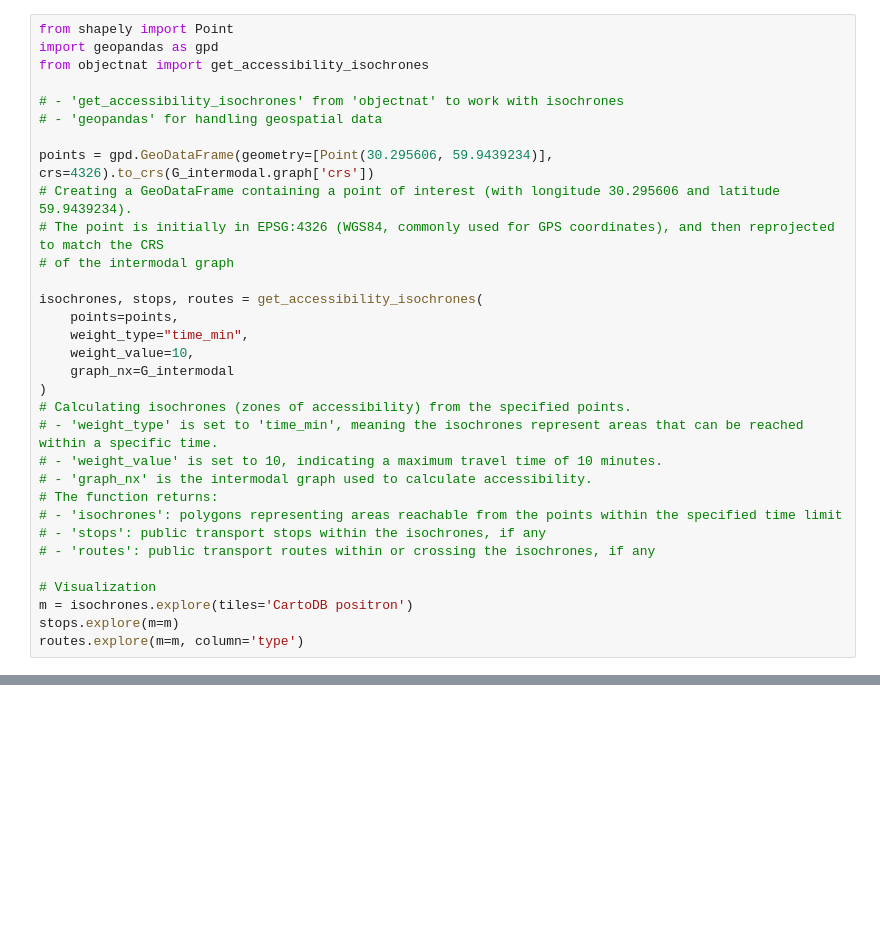
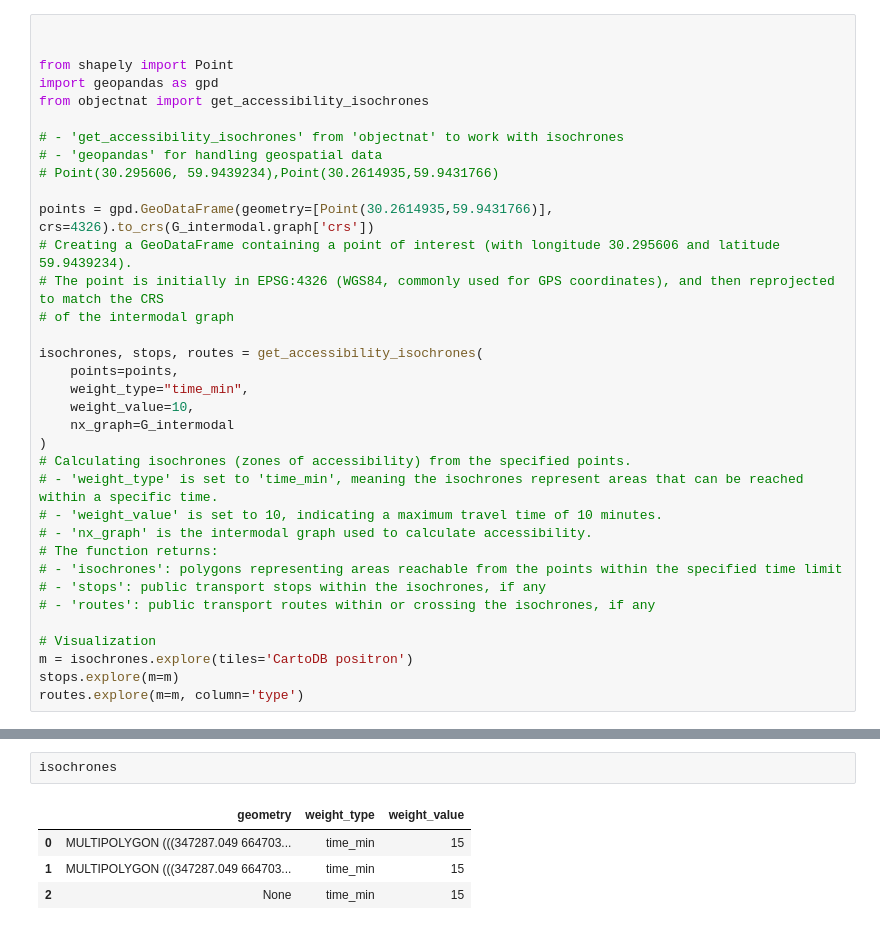
Before and after one commit to DDonnyy/ObjectNat, a Jupyter notebook: examples/isochrone_generator.ipynb, the cells around one changed output, grey strips where cells are left out. Cells and saved outputs as stored; diff of their text form; blank space fills up the shorter version.

```diff
--- a/examples/isochrone_generator.ipynb
+++ b/examples/isochrone_generator.ipynb
@@ -11,12 +18,15 @@ G_intermodal = get_intermodal_graph(osm_id=1114252)
 # %%
+
+
 from shapely import Point
 import geopandas as gpd
 from objectnat import get_accessibility_isochrones
 
 # - 'get_accessibility_isochrones' from 'objectnat' to work with isochrones
 # - 'geopandas' for handling geospatial data
+# Point(30.295606, 59.9439234),Point(30.2614935,59.9431766)
 
-points = gpd.GeoDataFrame(geometry=[Point(30.295606, 59.9439234)], crs=4326).to_crs(G_intermodal.graph['crs'])
+points = gpd.GeoDataFrame(geometry=[Point(30.2614935,59.9431766)], crs=4326).to_crs(G_intermodal.graph['crs'])
 # Creating a GeoDataFrame containing a point of interest (with longitude 30.295606 and latitude 59.9439234).
 # The point is initially in EPSG:4326 (WGS84, commonly used for GPS coordinates), and then reprojected to match the CRS
 # of the intermodal graph
@@ -25,12 +35,12 @@ isochrones, stops, routes = get_accessibility_isochrones(
     points=points,
     weight_type="time_min",
     weight_value=10,
-    graph_nx=G_intermodal
+    nx_graph=G_intermodal
 )
 # Calculating isochrones (zones of accessibility) from the specified points.
 # - 'weight_type' is set to 'time_min', meaning the isochrones represent areas that can be reached within a specific time.
 # - 'weight_value' is set to 10, indicating a maximum travel time of 10 minutes.
-# - 'graph_nx' is the intermodal graph used to calculate accessibility.
+# - 'nx_graph' is the intermodal graph used to calculate accessibility.
 # The function returns:
 # - 'isochrones': polygons representing areas reachable from the points within the specified time limit
 # - 'stops': public transport stops within the isochrones, if any
@@ -42,0 +56,7 @@ routes.explore(m=m, column='type')
+# %%
+isochrones
+# %% [output]
+|  | geometry | weight_type | weight_value |
+| 0 | MULTIPOLYGON (((347287.049 664703... | time_min | 15 |
+| 1 | MULTIPOLYGON (((347287.049 664703... | time_min | 15 |
+| 2 | None | time_min | 15 |
```
Also changed, not shown: parts of 2 cells of this notebook, 11 other files.
